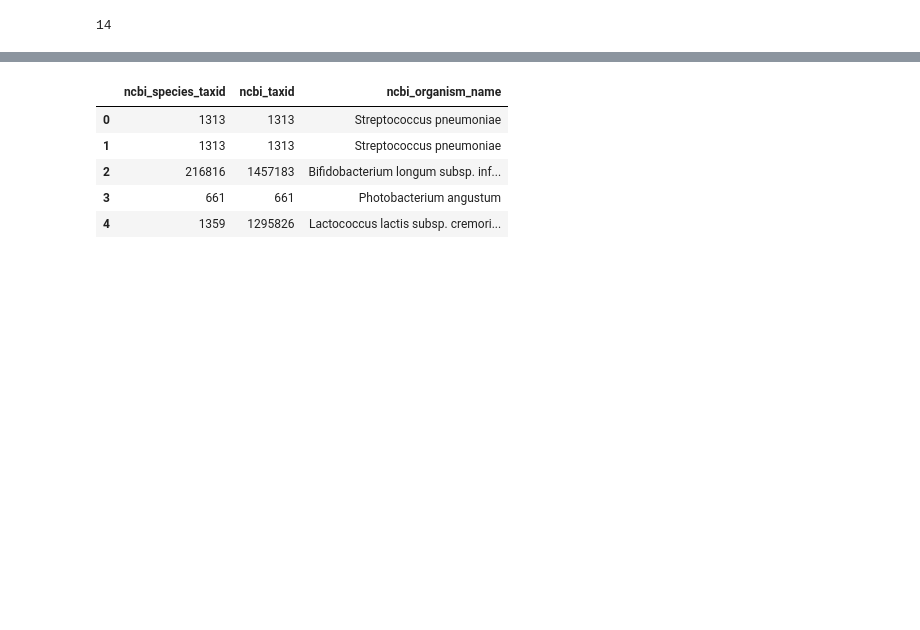
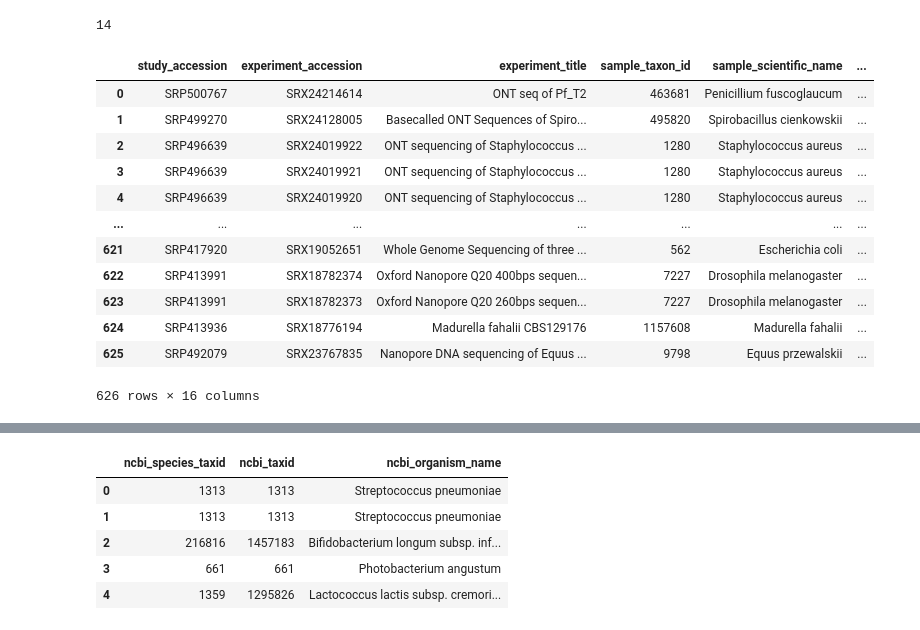
Before and after one commit to GZHoffie/tc-benchmark, a Jupyter notebook: get_sra_reads.ipynb, the cells around one changed output, grey strips where cells are left out. Saved outputs shown, nothing was run; the diff lists cells and outputs as text; code cells hidden in the pictures; blank space fills up the shorter version.

```diff
--- a/get_sra_reads.ipynb
+++ b/get_sra_reads.ipynb
@@ -38,4 +38,20 @@ instance = SraSearch(2, 1000, query="R10.4", source="genomic", strategy="wgs", p
 instance.search()
 res_df = instance.get_df()
+# %%
+res_df
+# %% [output]
+|  | study_accession | experiment_accession | experiment_title | sample_taxon_id | sample_scientific_name | ... |
+| 0 | SRP500767 | SRX24214614 | ONT seq of Pf_T2 | 463681 | Penicillium fuscoglaucum | ... |
+| 1 | SRP499270 | SRX24128005 | Basecalled ONT Sequences of Spiro... | 495820 | Spirobacillus cienkowskii | ... |
+| 2 | SRP496639 | SRX24019922 | ONT sequencing of Staphylococcus ... | 1280 | Staphylococcus aureus | ... |
+| 3 | SRP496639 | SRX24019921 | ONT sequencing of Staphylococcus ... | 1280 | Staphylococcus aureus | ... |
+| 4 | SRP496639 | SRX24019920 | ONT sequencing of Staphylococcus ... | 1280 | Staphylococcus aureus | ... |
+| ... | ... | ... | ... | ... | ... | ... |
+| 621 | SRP417920 | SRX19052651 | Whole Genome Sequencing of three ... | 562 | Escherichia coli | ... |
+| 622 | SRP413991 | SRX18782374 | Oxford Nanopore Q20 400bps sequen... | 7227 | Drosophila melanogaster | ... |
+| 623 | SRP413991 | SRX18782373 | Oxford Nanopore Q20 260bps sequen... | 7227 | Drosophila melanogaster | ... |
+| 624 | SRP413936 | SRX18776194 | Madurella fahalii CBS129176 | 1157608 | Madurella fahalii | ... |
+| 625 | SRP492079 | SRX23767835 | Nanopore DNA sequencing of Equus ... | 9798 | Equus przewalskii | ... |
+626 rows × 16 columns
 # %%
 sample_df = res_df.groupby("sample_taxon_id").sample(1)
```
Also changed, not shown: parts of 3 cells of this notebook, 3 other files.
